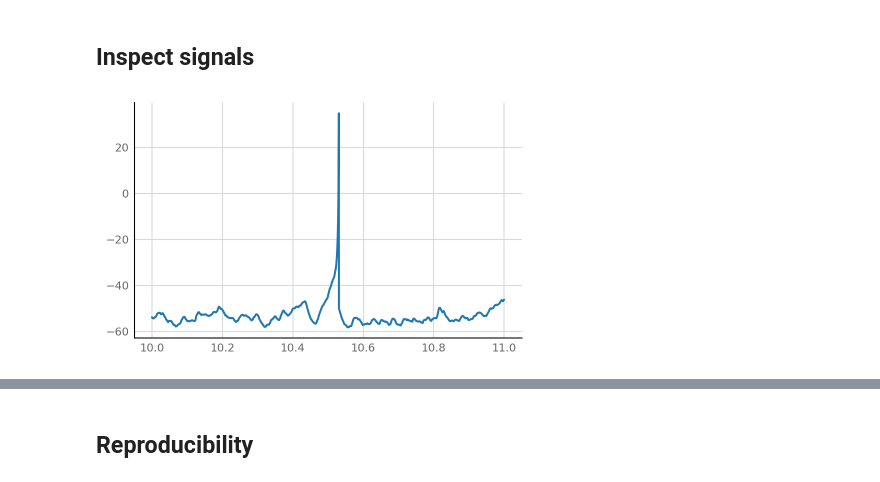
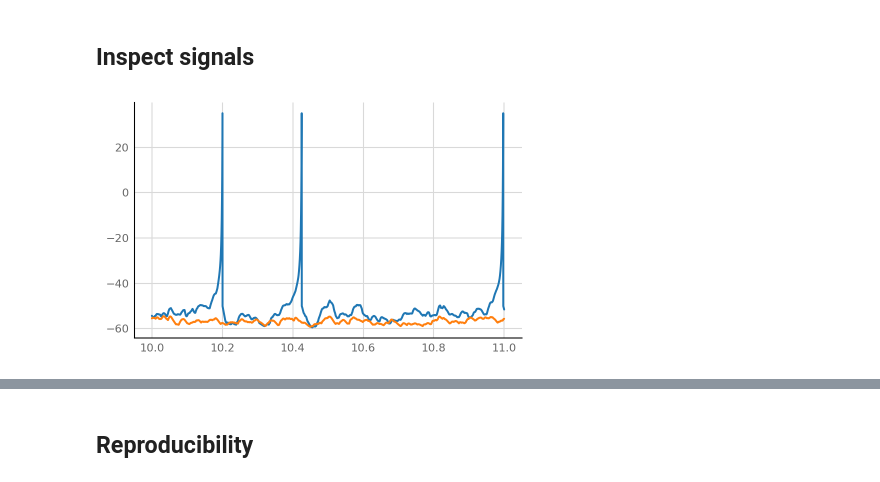
Before and after one commit to tfiers/phd, a Jupyter notebook: notebooks/2021-11-11__vary_both_inh_strength_and_proportion.ipynb, the cells around one changed output, grey strips where cells are left out. Drawn from its saved outputs; the diff is of its cells as text; code cells hidden in the pictures.

```diff
--- a/notebooks/2021-11-11__vary_both_inh_strength_and_proportion.ipynb
+++ b/notebooks/2021-11-11__vary_both_inh_strength_and_proportion.ipynb
@@ -171,0 +189,3 @@ fig.suptitle("Maximum values", y=0.71);
+# %%
+%%time
+results_diag = v.run_in_parallel(f, args_diag);
@@ -172,4 +264,4 @@ fig.suptitle("Maximum values", y=0.71);
 # %% [markdown]
 ## Inspect signals
 # %%
-sim_and_test = v.cache_to_disk(None)(simulate_and_test_connections);
+sim_and_test = v.cache_to_disk(simulate_and_test_connections);
@@ -178,4 +268,14 @@ d, td, ts = sim_and_test(base_params);
+# %%
+dgsyn_ratio = 8
+
+d_8, td_8, ts_8 = sim_and_test(replace(base_params, **get_dgsyn_vals(dgsyn_ratio), p_inhibitory=to_p_inh(dgsyn_ratio)));
+# %%
+dgsyn_ratio = 1
+
+d_1, td_1, ts_1 = sim_and_test(replace(base_params, **get_dgsyn_vals(dgsyn_ratio), p_inhibitory=to_p_inh(dgsyn_ratio)));
 # %%
-v.plot_signal(d.izh_output.V_m.slice(10*second, 1*second) / mV);
+fig, ax = plt.subplots()
+v.plot_signal(d_8.izh_output.V_m.slice(10*second, 1*second) / mV, ax);
+v.plot_signal(d_1.izh_output.V_m.slice(10*second, 1*second) / mV, ax);
 # %% [output]
-[figure, old version]
+[figure, new version]
```
Also changed, not shown: parts of 36 cells of this notebook, 7 other files.
